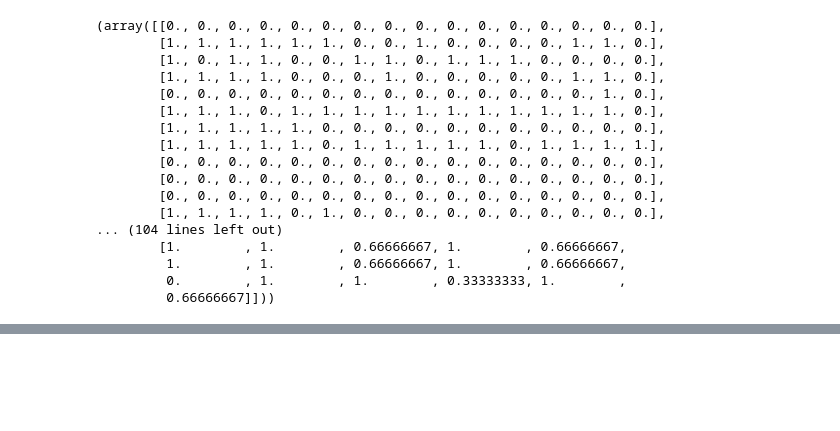
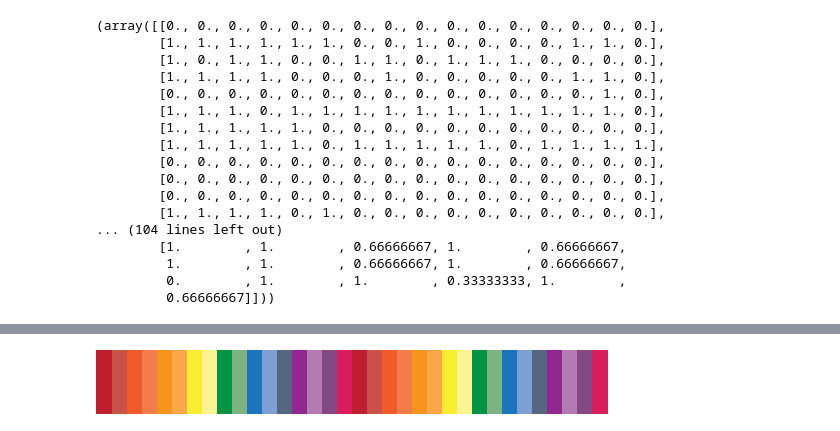
Before and after one commit to AhmedAlSunbati712/Network-Dynamics, a Jupyter notebook: unitTestSubject.ipynb, the cells around one changed output, grey strips where cells are left out. Drawn from its saved outputs; the diff is of its cells as text; code cells hidden in the pictures; blank space fills up the shorter version.

Commit message:
parcellation & ROI functionalities

```diff
--- a/unitTestSubject.ipynb
+++ b/unitTestSubject.ipynb
@@ -152,0 +155,7 @@ spc_by_list_across_subjects(subjects_list, cue_type='forget', plot='y')
+# %%
+from brain_networks import *
+
+parcellation_key_path = "./data/parcellation/Schaefer2018_1000Parcels_17Networks_order.txt"
+
+df, cmap, color_dict = build_parcellation_key(parcellation_key_path)
+df
@@ -152,0 +177,4 @@ spc_by_list_across_subjects(subjects_list, cue_type='forget', plot='y')
+# %%
+cmap
+# %% [output]
+[figure, added]
```
Also changed, not shown: parts of 5 cells of this notebook, 6 other files.
